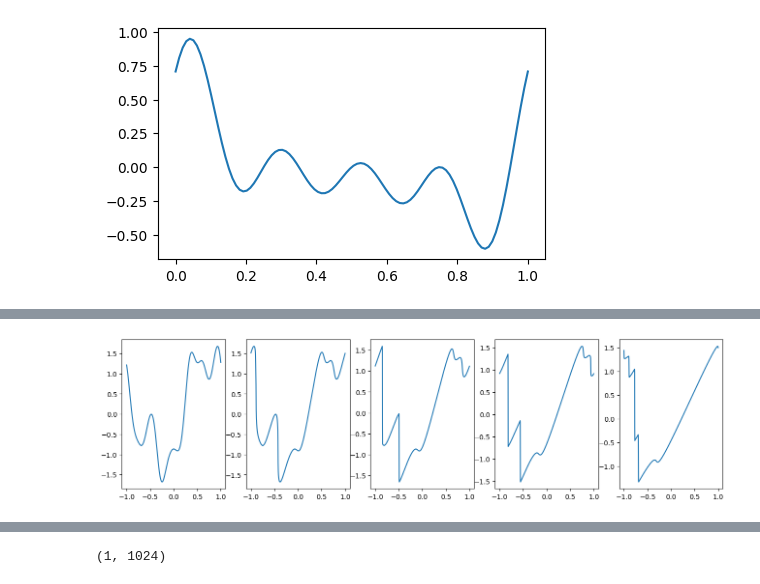
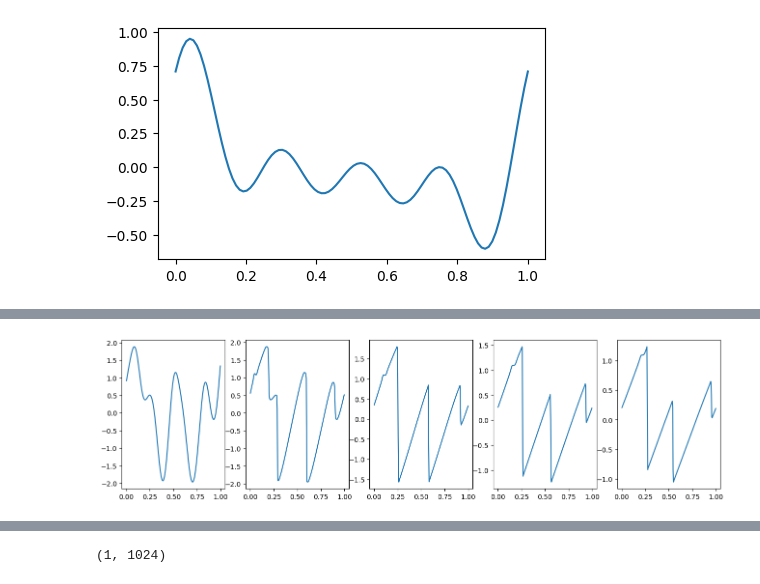
Before and after one commit to xx257xx/CONTEXT_FLUX_NO, a Jupyter notebook: notebooks/data_generation/burgers_1D.ipynb, the cells around one changed output, grey strips where cells are left out. Cells and saved outputs as stored; diff of their text form; code cells hidden in the pictures.

```diff
--- a/notebooks/data_generation/burgers_1D.ipynb
+++ b/notebooks/data_generation/burgers_1D.ipynb
@@ -40,13 +36,10 @@ ax.plot(x, u0(x))
 [<matplotlib.lines.Line2D at 0x...>]
 [figure]
 # %%
-from context_flux_no.waveforms.grf import GaussianRandomField1D
-
-
 grf = GaussianRandomField1D(GaussianCov(0.1))
 u0_func = lambda x_: grf.sample(x_, key=jax.random.key(0))
 burgers = Burgers1D()
 # u0_func = TruncatedFourier1D.with_uniform_rand_coeffs(num_modes=4)
 
-sol = burgers.solve_pyclaw(u0_func, (0.0, 1.0), 1024, (0.0, 0.2), 1000, "periodic")
+sol = burgers.solve_pyclaw(u0_func, (0.0, 1.0), 256, (0.0, 0.2), 500, "periodic")
 # %% [output]
@@ -111,8 +83,8 @@ logger.__dict__
 # %%
-t_vals = (0, 200, 400, 600, 1000)
+t_vals = (0, 124, 249, 374, 499)
 fig, axes = plt.subplots(1, 5, figsize=(16, 4), sharex=True)
 for j, t_i in enumerate(t_vals):
-    axes[j].plot(x, sol.isel(sample=0, t=t_i, dim=0))
+    axes[j].plot(sol["x"], sol.isel(sample=0, t=t_i, dim=0))
 # %% [output]
-[figure, old version]
+[figure, new version]
 # %%
```
Also changed, not shown: parts of 10 cells of this notebook, 6 other files.
